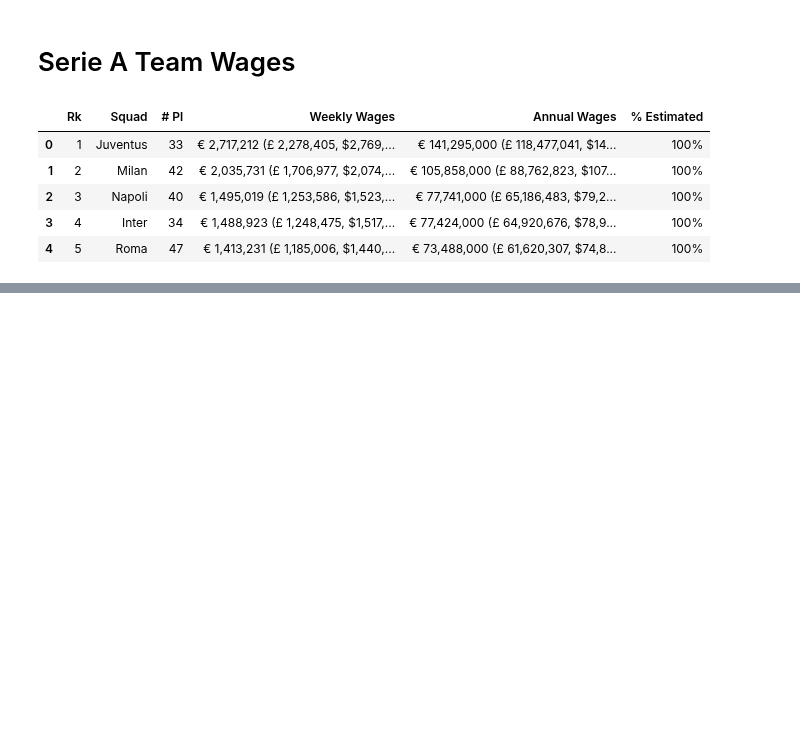
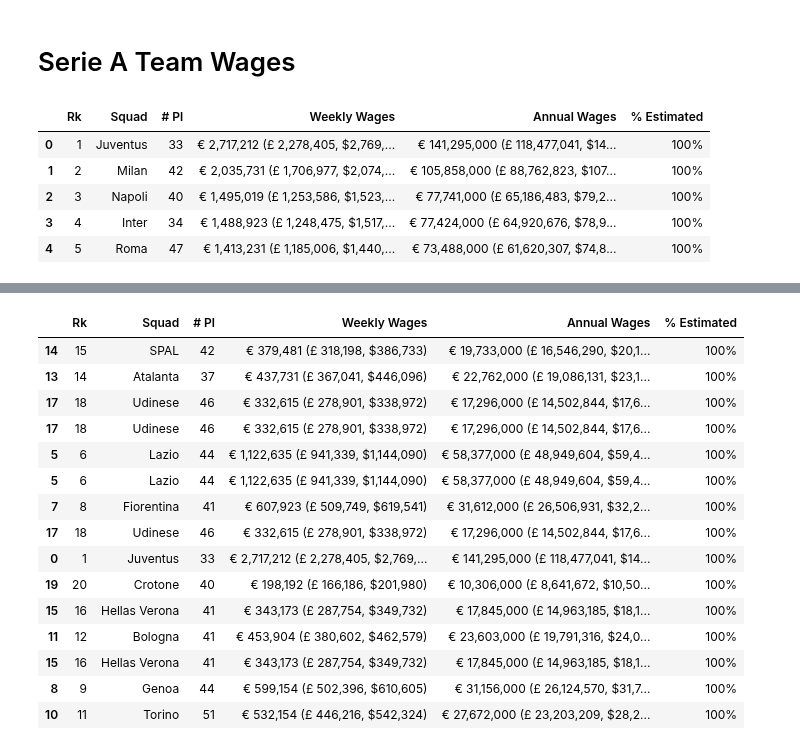
Before and after one commit to GurpreetChugh/Project-Football, a Jupyter notebook: Serie_A.ipynb, the cells around one changed output, grey strips where cells are left out. Cells and saved outputs as stored; diff of their text form; code cells hidden in the pictures; blank space fills up the shorter version.

```diff
--- a/Serie_A.ipynb
+++ b/Serie_A.ipynb
@@ -175,0 +357,23 @@ serie_a_wages_2122_df.head()
+# %%
+# combined 5 years wages into 1 data frame
+combined_serie_a_df = pd.concat([serie_a_wages_1718_df,serie_a_wages_1819_df,
+                                serie_a_wages_1920_df, serie_a_wages_2021_df,
+                                serie_a_wages_2122_df], axis=0)
+combined_serie_a_df.sample(15)
+# %% [output]
+|  | Rk | Squad | # Pl | Weekly Wages | Annual Wages | % Estimated |
+| 14 | 15 | SPAL | 42 | € 379,481 (£ 318,198, $386,733) | € 19,733,000 (£ 16,546,290, $20,1... | 100% |
+| 13 | 14 | Atalanta | 37 | € 437,731 (£ 367,041, $446,096) | € 22,762,000 (£ 19,086,131, $23,1... | 100% |
+| 17 | 18 | Udinese | 46 | € 332,615 (£ 278,901, $338,972) | € 17,296,000 (£ 14,502,844, $17,6... | 100% |
+| 17 | 18 | Udinese | 46 | € 332,615 (£ 278,901, $338,972) | € 17,296,000 (£ 14,502,844, $17,6... | 100% |
+| 5 | 6 | Lazio | 44 | € 1,122,635 (£ 941,339, $1,144,090) | € 58,377,000 (£ 48,949,604, $59,4... | 100% |
+| 5 | 6 | Lazio | 44 | € 1,122,635 (£ 941,339, $1,144,090) | € 58,377,000 (£ 48,949,604, $59,4... | 100% |
+| 7 | 8 | Fiorentina | 41 | € 607,923 (£ 509,749, $619,541) | € 31,612,000 (£ 26,506,931, $32,2... | 100% |
+| 17 | 18 | Udinese | 46 | € 332,615 (£ 278,901, $338,972) | € 17,296,000 (£ 14,502,844, $17,6... | 100% |
+| 0 | 1 | Juventus | 33 | € 2,717,212 (£ 2,278,405, $2,769,... | € 141,295,000 (£ 118,477,041, $14... | 100% |
+| 19 | 20 | Crotone | 40 | € 198,192 (£ 166,186, $201,980) | € 10,306,000 (£ 8,641,672, $10,50... | 100% |
+| 15 | 16 | Hellas Verona | 41 | € 343,173 (£ 287,754, $349,732) | € 17,845,000 (£ 14,963,185, $18,1... | 100% |
+| 11 | 12 | Bologna | 41 | € 453,904 (£ 380,602, $462,579) | € 23,603,000 (£ 19,791,316, $24,0... | 100% |
+| 15 | 16 | Hellas Verona | 41 | € 343,173 (£ 287,754, $349,732) | € 17,845,000 (£ 14,963,185, $18,1... | 100% |
+| 8 | 9 | Genoa | 44 | € 599,154 (£ 502,396, $610,605) | € 31,156,000 (£ 26,124,570, $31,7... | 100% |
+| 10 | 11 | Torino | 51 | € 532,154 (£ 446,216, $542,324) | € 27,672,000 (£ 23,203,209, $28,2... | 100% |
```
Also changed, not shown: parts of 19 cells of this notebook.
